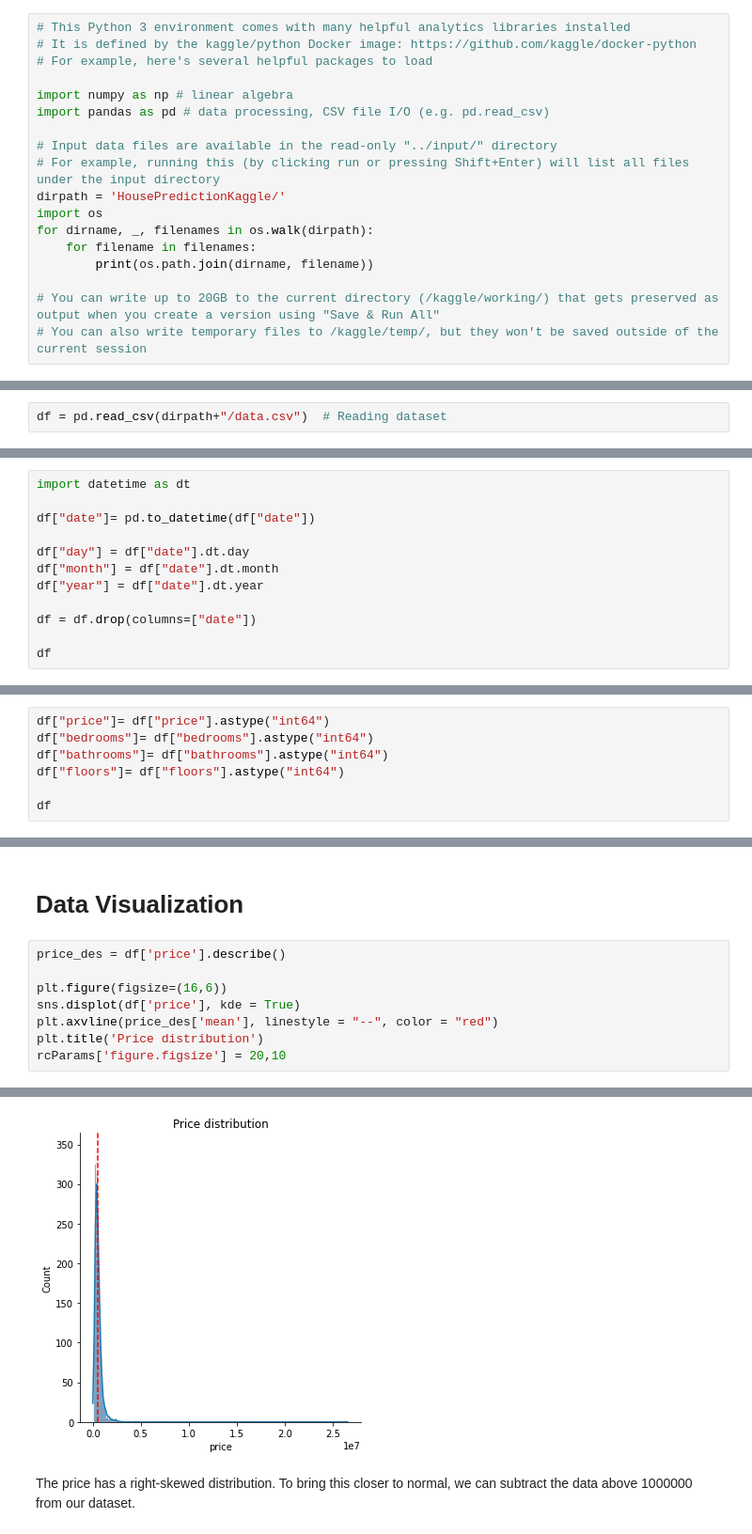
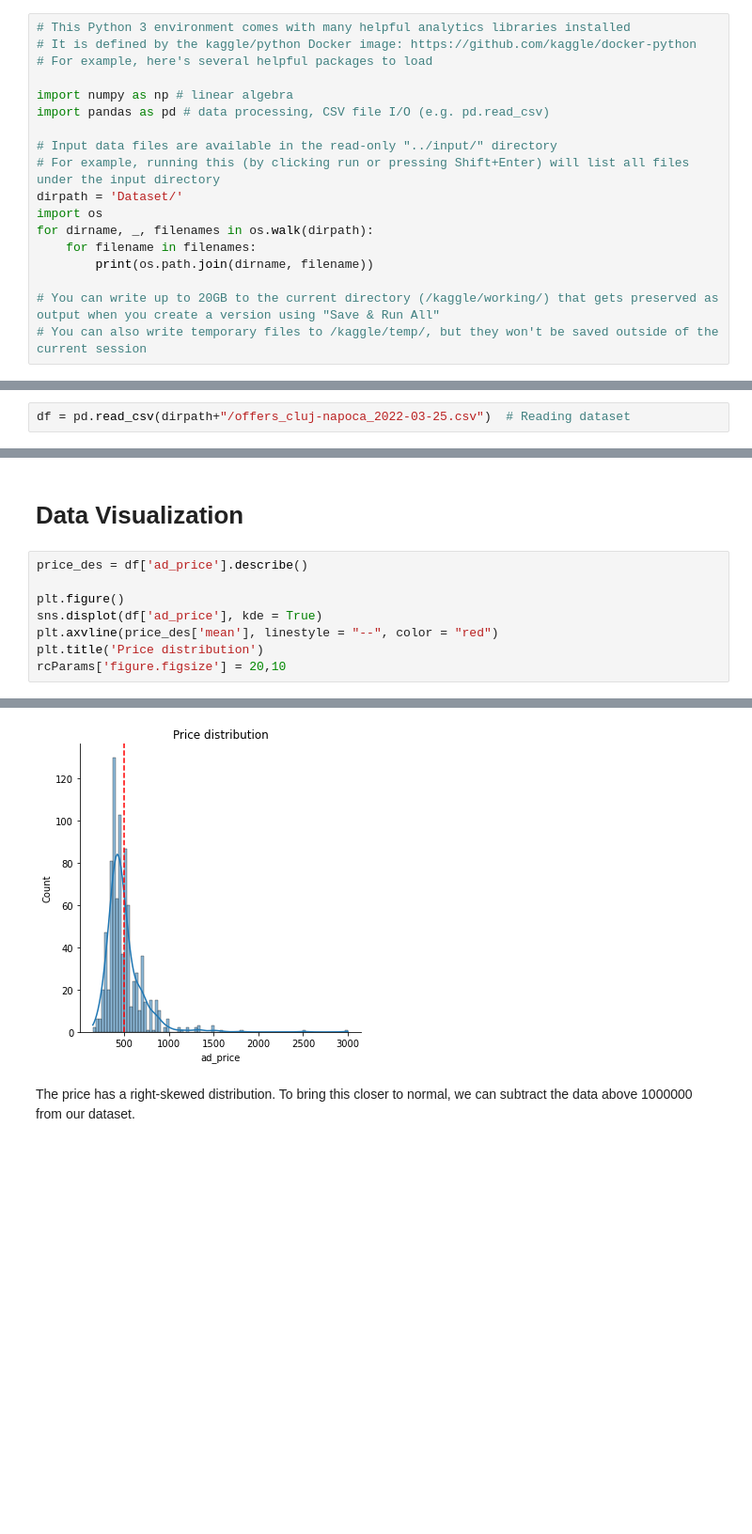
Before and after one commit to ancaciurte/house_price_prediction_kaggle, a Jupyter notebook: house-pricing_visualization.ipynb, the cells around one changed output, grey strips where cells are left out. Shown at 94% size. Saved outputs shown, nothing was run; the diff lists cells and outputs as text; blank space fills up the shorter version.

```diff
--- a/house-pricing_visualization.ipynb
+++ b/house-pricing_visualization.ipynb
@@ -10,7 +10,7 @@ import pandas as pd # data processing, CSV file I/O (e.g. pd.read_csv)
 
 # Input data files are available in the read-only "../input/" directory
 # For example, running this (by clicking run or pressing Shift+Enter) will list all files under the input directory
-dirpath = 'HousePredictionKaggle/'
+dirpath = 'Dataset/'
 import os
 for dirname, _, filenames in os.walk(dirpath):
     for filename in filenames:
@@ -45,7 +43,7 @@ sns.color_palette("hls", 8)
  (0.6311999999999998, 0.33999999999999997, 0.86),
  (0.86, 0.33999999999999997, 0.6987999999999996)]
 # %%
-df = pd.read_csv(dirpath+"/data.csv")  # Reading dataset
+df = pd.read_csv(dirpath+"/offers_cluj-napoca_2022-03-25.csv")  # Reading dataset
 # %% [markdown]
 # Exploratory Data Analysis
 # %%
@@ -96,12 +90,0 @@ df.describe()  # looking at statistical info
-# %%
-import datetime as dt
-
-df["date"]= pd.to_datetime(df["date"])
-
-df["day"] = df["date"].dt.day
-df["month"] = df["date"].dt.month
-df["year"] = df["date"].dt.year
-
-df = df.drop(columns=["date"])
-
-df
@@ -124,7 +90,0 @@ Using datatime, we create new variables for our date variable as day, month and
-# %%
-df["price"]= df["price"].astype("int64")
-df["bedrooms"]= df["bedrooms"].astype("int64")
-df["bathrooms"]= df["bathrooms"].astype("int64")
-df["floors"]= df["floors"].astype("int64")
-
-df
@@ -169,10 +106,10 @@ There are no missing observations in our data set.
 # %% [markdown]
 # Data Visualization
 # %%
-price_des = df['price'].describe()
+price_des = df['ad_price'].describe()
 
-plt.figure(figsize=(16,6))
-sns.displot(df['price'], kde = True)
+plt.figure()
+sns.displot(df['ad_price'], kde = True)
 plt.axvline(price_des['mean'], linestyle = "--", color = "red")
 plt.title('Price distribution')
 rcParams['figure.figsize'] = 20,10
@@ -181,4 +118,4 @@ rcParams['figure.figsize'] = 20,10
-[figure, old version]
+[figure, new version]
 # %% [markdown]
 The price has a right-skewed distribution. To bring this closer to normal, we can subtract the data above 1000000 from our dataset.
 # %%
```
Also changed, not shown: parts of 49 cells of this notebook, 10 other files.
